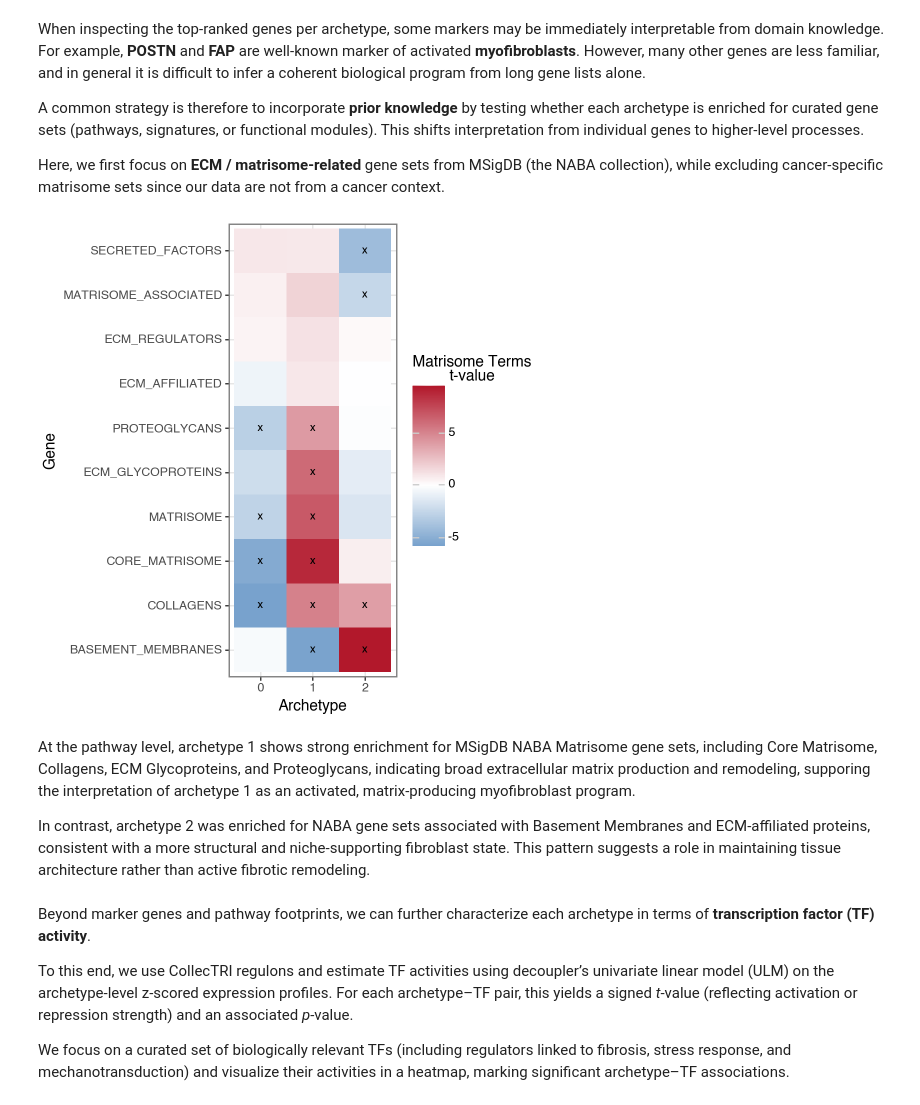
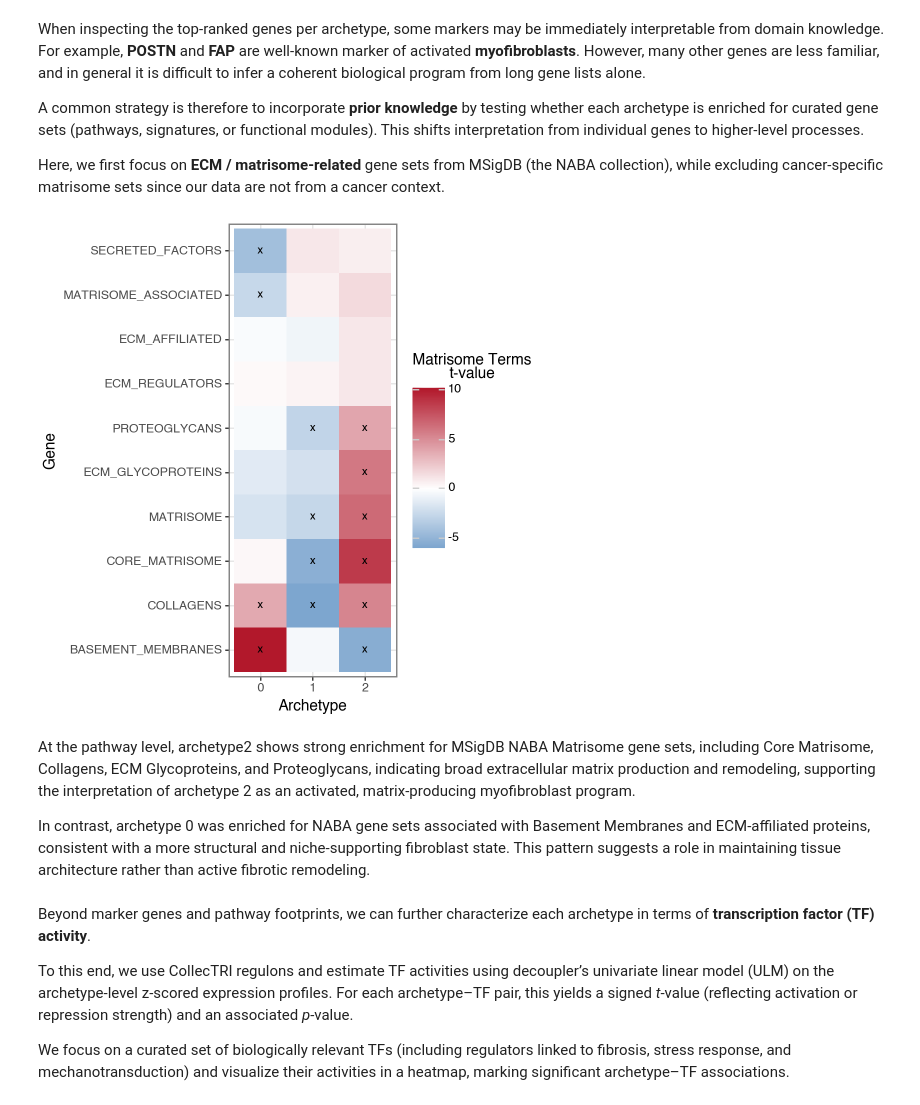
Before and after one commit to saezlab/ParTIpy, a Jupyter notebook: docs/notebooks/cross_condition_fibroblast.ipynb, the cells around one changed output. Saved outputs shown, nothing was run; the diff lists cells and outputs as text; code cells hidden in the pictures.

```diff
--- a/docs/notebooks/cross_condition_fibroblast.ipynb
+++ b/docs/notebooks/cross_condition_fibroblast.ipynb
@@ -178,7 +179,16 @@ assert adata.layers["z_scaled"].dtype == np.float32
 # %% [markdown]
 Furthermore, to account for inter-patient variation, we integrate the data across donors using Harmony. Specifically, we apply Harmony to the PCA embedding with `donor_id` as the batch variable and store the corrected embedding for downstream analyses.
 # %%
-ho = hm.run_harmony(adata.obsm["X_pca"], adata.obs[["donor_id"]], "donor_id", verbose=False)
-adata.obsm["X_pca_harmony"] = ho.Z_corr.copy()
-del ho
+# the problem is that harmony is not perfectly reproducible, for the sake of the tutorial we will just cache one result
+
+#import random
+#random.seed(42)
+#np.random.seed(42)
+#import harmonypy as hm
+#ho = hm.run_harmony(adata.obsm["X_pca"], adata.obs[["donor_id"]], "donor_id", verbose=False, random_state=0, device="cpu")
+#np.save("data/X_pca_harmony.npy", ho.Z_corr)
+#del ho
+
+adata.obsm["X_pca_harmony"] = np.load("data/X_pca_harmony.npy")
+adata.obsm["X_pca_harmony"][:4, :4]
 # %% [output]
@@ -674,23 +681,22 @@ A common strategy is therefore to incorporate **prior knowledge** by testing whe
 Here, we first focus on **ECM / matrisome-related** gene sets from MSigDB (the NABA collection), while excluding cancer-specific matrisome sets since our data are not from a cancer context.
 # %%
 msigdb_raw = dc.op.resource("MSigDB")
-if msigdb_raw.duplicated(["geneset", "genesymbol"]).any():
-    msigdb_raw = msigdb_raw[~msigdb_raw.duplicated(["geneset", "genesymbol"])].copy()
+msigdb_raw = msigdb_raw[~msigdb_raw.duplicated(["geneset", "genesymbol"])].copy()
 
-    naba_cancer_sets = [
-        "NABA_MATRISOME_PRIMARY_METASTATIC_COLORECTAL_TUMOR",
-        "NABA_MATRISOME_HIGHLY_METASTATIC_BREAST_CANCER",
-        "NABA_MATRISOME_HIGHLY_METASTATIC_BREAST_CANCER_TUMOR_CELL_DERIVED",
-        "NABA_MATRISOME_POORLY_METASTATIC_BREAST_CANCER",
-        "NABA_MATRISOME_POORLY_METASTATIC_BREAST_CANCER_TUMOR_CELL_DERIVED",
-        "NABA_MATRISOME_HIGHLY_METASTATIC_MELANOMA",
-        "NABA_MATRISOME_HIGHLY_METASTATIC_MELANOMA_TUMOR_CELL_DERIVED",
-        "NABA_MATRISOME_POORLY_METASTATIC_MELANOMA",
-        "NABA_MATRISOME_POORLY_METASTATIC_MELANOMA_TUMOR_CELL_DERIVED",
-        "NABA_MATRISOME_METASTATIC_COLORECTAL_LIVER_METASTASIS",
-        "NABA_MATRISOME_HGSOC_OMENTAL_METASTASIS",
-        "NABA_MATRISOME_MULTIPLE_MYELOMA",
-    ]
+naba_cancer_sets = [
+    "NABA_MATRISOME_PRIMARY_METASTATIC_COLORECTAL_TUMOR",
+    "NABA_MATRISOME_HIGHLY_METASTATIC_BREAST_CANCER",
+    "NABA_MATRISOME_HIGHLY_METASTATIC_BREAST_CANCER_TUMOR_CELL_DERIVED",
+    "NABA_MATRISOME_POORLY_METASTATIC_BREAST_CANCER",
+    "NABA_MATRISOME_POORLY_METASTATIC_BREAST_CANCER_TUMOR_CELL_DERIVED",
+    "NABA_MATRISOME_HIGHLY_METASTATIC_MELANOMA",
+    "NABA_MATRISOME_HIGHLY_METASTATIC_MELANOMA_TUMOR_CELL_DERIVED",
+    "NABA_MATRISOME_POORLY_METASTATIC_MELANOMA",
+    "NABA_MATRISOME_POORLY_METASTATIC_MELANOMA_TUMOR_CELL_DERIVED",
+    "NABA_MATRISOME_METASTATIC_COLORECTAL_LIVER_METASTASIS",
+    "NABA_MATRISOME_HGSOC_OMENTAL_METASTASIS",
+    "NABA_MATRISOME_MULTIPLE_MYELOMA",
+]
 
 matrisome = msigdb_raw.loc[msigdb_raw["geneset"].str.startswith("NABA_"), :].copy()
 matrisome = matrisome.loc[~matrisome["geneset"].isin(naba_cancer_sets), :].copy()
@@ -728,38 +734,38 @@ matrisome_order = wide.columns[sch.leaves_list(col_linkage)].tolist()
 matrisome_order = [s.replace("NABA_", "") for s in matrisome_order]
 plot_df["matrisome_set"] = plot_df["matrisome_set"].str.replace("NABA_", "")
 plot_df["matrisome_set"] = pd.Categorical(plot_df["matrisome_set"], categories=matrisome_order, ordered=True)
 
 p_sig = 0.05
 sig_df = plot_df.loc[plot_df["p_value"] <= p_sig].copy()
 
 p = (
     pn.ggplot(plot_df, pn.aes(y="matrisome_set", x="archetype", fill="t_value"))
     + pn.geom_tile()
     + pn.geom_text(
         data=sig_df,
         mapping=pn.aes(y="matrisome_set", x="archetype"),
         label="x",
         size=8,
         color="black",
     )
     + pn.scale_fill_gradient2(
         low="#2166AC",
         mid="#FFFFFF",
         high="#B2182B",
         midpoint=0,
         oob=squish,
     )
     + pn.theme_bw()
     + pn.theme(figure_size=(5, 5))
     + pn.labs(y="Gene", x="Archetype", fill="Matrisome Terms\nt-value")
 )
 p.show()
 # %% [output]
-[figure, old version]
+[figure, new version]
 # %% [markdown]
-At the pathway level, archetype 1 shows strong enrichment for MSigDB NABA Matrisome gene sets, including Core Matrisome, Collagens, ECM Glycoproteins, and Proteoglycans, indicating broad extracellular matrix production and remodeling, supporing the interpretation of archetype 1 as an activated, matrix-producing myofibroblast program.
+At the pathway level, archetype2 shows strong enrichment for MSigDB NABA Matrisome gene sets, including Core Matrisome, Collagens, ECM Glycoproteins, and Proteoglycans, indicating broad extracellular matrix production and remodeling, supporting the interpretation of archetype 2 as an activated, matrix-producing myofibroblast program.
 
-In contrast, archetype 2 was enriched for NABA gene sets associated with Basement Membranes and ECM-affiliated proteins, consistent with a more structural and niche-supporting fibroblast state. This pattern suggests a role in maintaining tissue architecture rather than active fibrotic remodeling.
+In contrast, archetype 0 was enriched for NABA gene sets associated with Basement Membranes and ECM-affiliated proteins, consistent with a more structural and niche-supporting fibroblast state. This pattern suggests a role in maintaining tissue architecture rather than active fibrotic remodeling.
 # %% [markdown]
 Beyond marker genes and pathway footprints, we can further characterize each archetype in terms of **transcription factor (TF) activity**.
 
```
Also changed, not shown: parts of 20 cells of this notebook, 5 other files.
